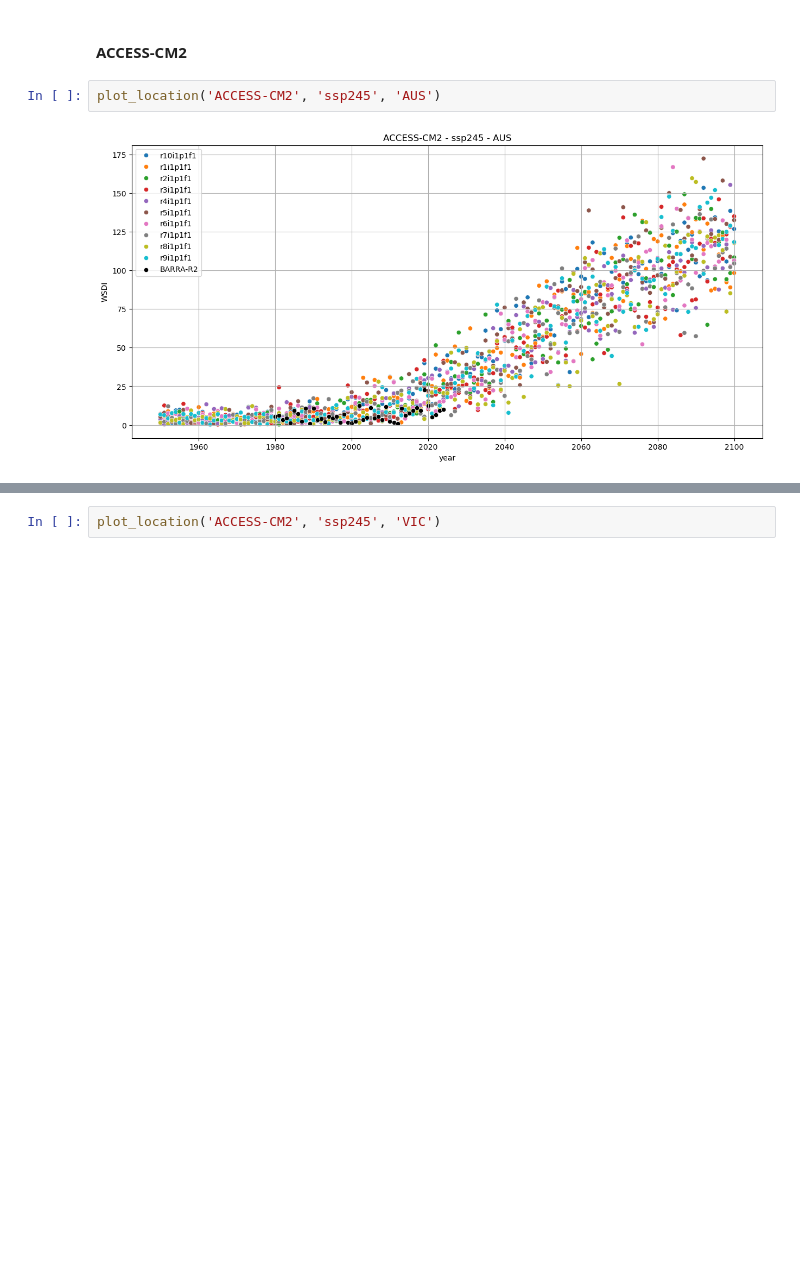
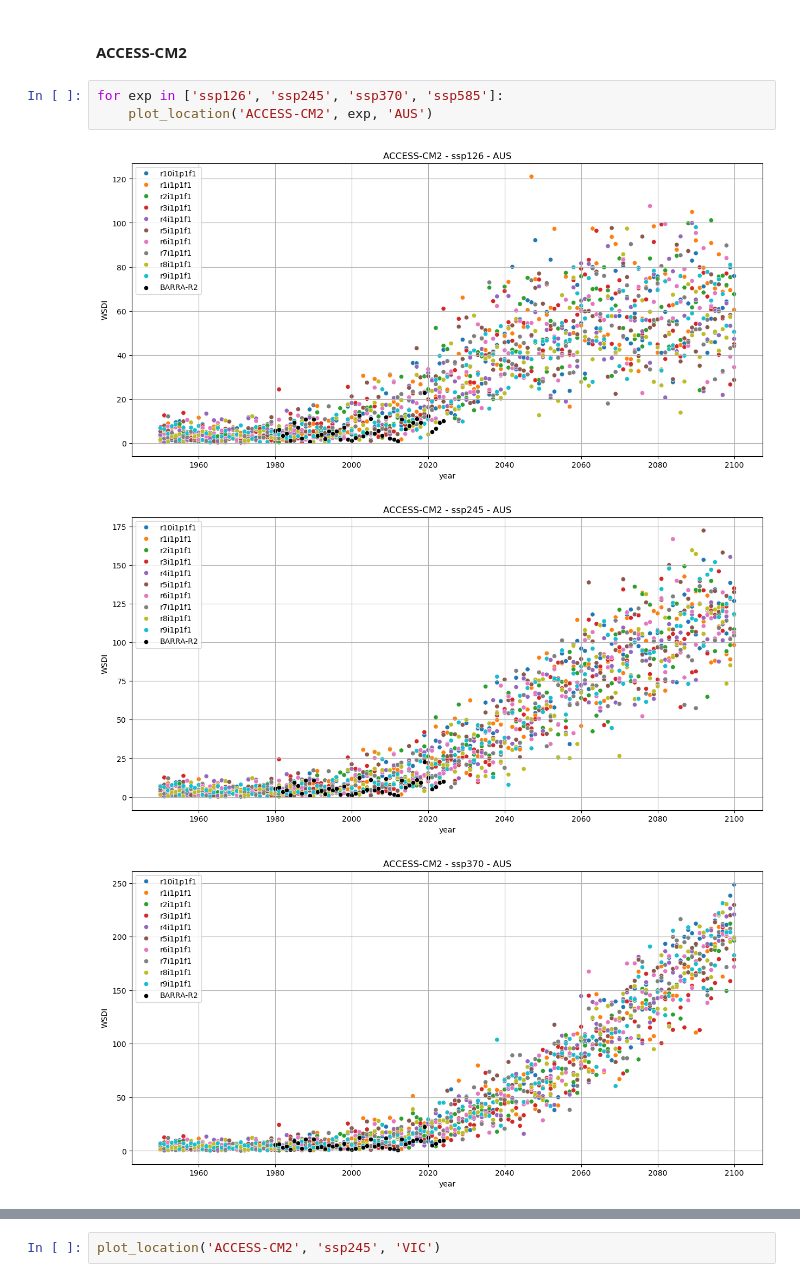
Before and after one commit to AusClimateService/rba, a Jupyter notebook: wsdi-analysis.ipynb, the cells around one changed output, grey strips where cells are left out. Cells and saved outputs as stored; diff of their text form; blank space fills up the shorter version.

```diff
--- a/wsdi-analysis.ipynb
+++ b/wsdi-analysis.ipynb
@@ -53,6 +53,9 @@ def plot_dist(model, experiment, location, start_year=1950, end_year=2014):
 # %% [markdown]
 #### ACCESS-CM2
 # %%
-plot_location('ACCESS-CM2', 'ssp245', 'AUS')
+for exp in ['ssp126', 'ssp245', 'ssp370', 'ssp585']:
+    plot_location('ACCESS-CM2', exp, 'AUS')
 # %% [output]
-[figure, old version]
+[figure, new version]
+[figure, added]
+[figure, added]
```
Also changed, not shown: parts of 5 cells of this notebook.
